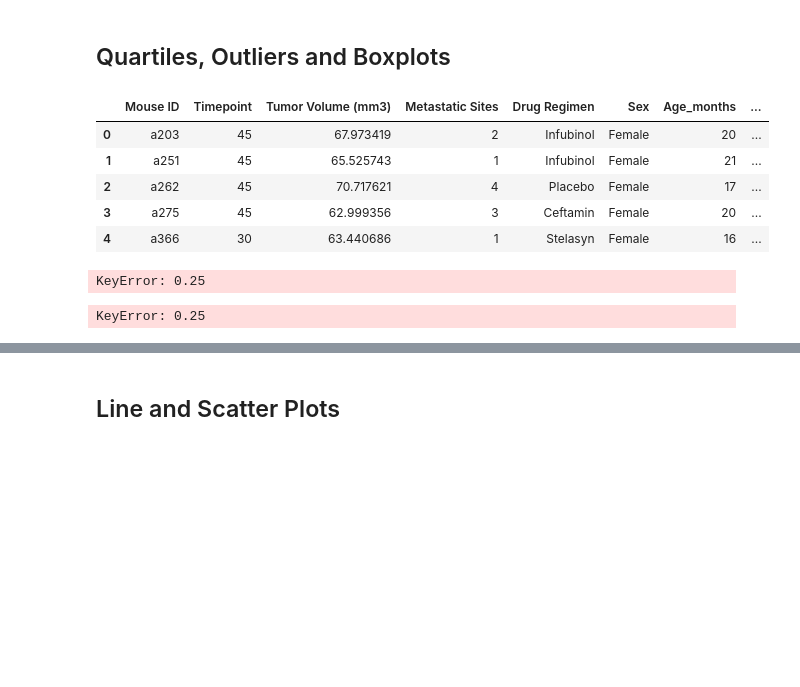
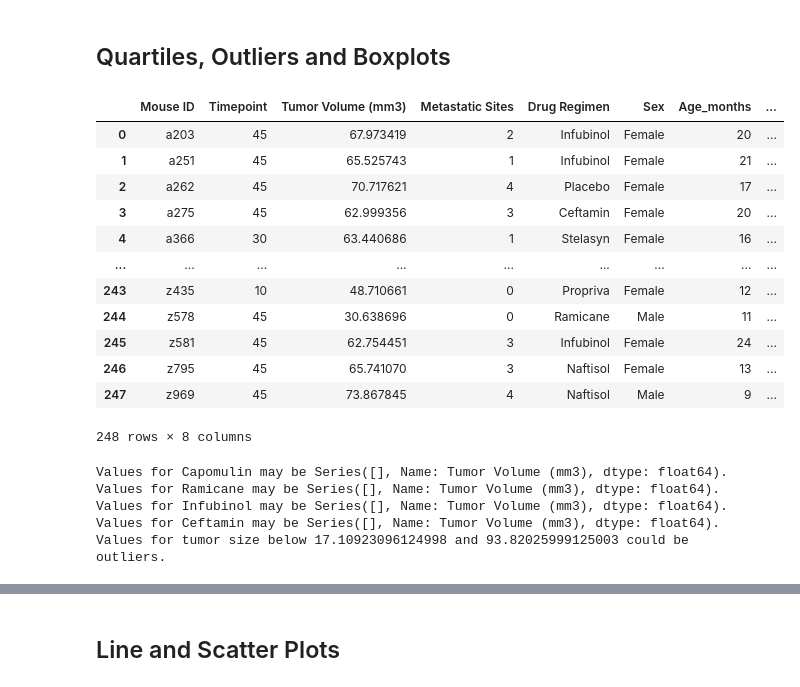
Before and after one commit to jules-krohn/Pymaceuticals, a Jupyter notebook: pymaceuticals_starter.ipynb, the cells around one changed output, grey strips where cells are left out. Saved outputs shown, nothing was run; the diff lists cells and outputs as text; code cells hidden in the pictures; blank space fills up the shorter version.

```diff
--- a/pymaceuticals_starter.ipynb
+++ b/pymaceuticals_starter.ipynb
@@ -204,63 +204,64 @@ plt.show()
 # %%
 # Calculate the final tumor volume of each mouse across four of the treatment regimens:
 # Capomulin, Ramicane, Infubinol, and Ceftamin
 
 # Start by getting the last (greatest) timepoint for each mouse
-final_tumor_df = pd.DataFrame(mouse_clean.groupby(['Mouse ID']).max().reset_index())
+final_tumor_df = mouse_clean.groupby(['Mouse ID'])["Timepoint"].max()
+final_tumor_df = final_tumor_df.reset_index()
 
-#final_tumor_df = mouse_clean.loc[(mouse_clean['Timepoint'] == 45) & (mouse_clean['Drug Regimen'].isin(['Capomulin', 'Ramicane', 'Infubinol', 'Ceftamin']))]
-#final_tumor_df
 # Merge this group df with the original DataFrame to get the tumor volume at the last timepoint
-merged_mouse = pd.merge(final_tumor_df, mouse_clean ,on=['Mouse ID','Timepoint', 'Metastatic Sites', 'Sex',
-                                                        'Age_months', 'Weight (g)', 'Drug Regimen', 'Tumor Volume (mm3)'],how="left")
-merged_mouse.head()
-
-#final_tumor_complete
+merged_mouse = final_tumor_df.merge(mouse_clean,on=['Mouse ID','Timepoint'],how="left")
+merged_mouse
 # %% [output]
 |  | Mouse ID | Timepoint | Tumor Volume (mm3) | Metastatic Sites | Drug Regimen | Sex | Age_months | ... |
 | 0 | a203 | 45 | 67.973419 | 2 | Infubinol | Female | 20 | ... |
 | 1 | a251 | 45 | 65.525743 | 1 | Infubinol | Female | 21 | ... |
 | 2 | a262 | 45 | 70.717621 | 4 | Placebo | Female | 17 | ... |
 | 3 | a275 | 45 | 62.999356 | 3 | Ceftamin | Female | 20 | ... |
 | 4 | a366 | 30 | 63.440686 | 1 | Stelasyn | Female | 16 | ... |
+| ... | ... | ... | ... | ... | ... | ... | ... | ... |
+| 243 | z435 | 10 | 48.710661 | 0 | Propriva | Female | 12 | ... |
+| 244 | z578 | 45 | 30.638696 | 0 | Ramicane | Male | 11 | ... |
+| 245 | z581 | 45 | 62.754451 | 3 | Infubinol | Female | 24 | ... |
+| 246 | z795 | 45 | 65.741070 | 3 | Naftisol | Female | 13 | ... |
+| 247 | z969 | 45 | 73.867845 | 4 | Naftisol | Male | 9 | ... |
+248 rows × 8 columns
-# %%
-quartiles = merged_mouse.quantile([.25,.5,.75])
-lowerq = quartiles[0.25]
-upperq = quartiles[0.75]
-# %% [output]
-KeyError: 0.25
 # %%
 # Put treatments into a list for for loop (and later for plot labels)
 drugs = ['Capomulin', 'Ramicane', 'Infubinol', 'Ceftamin']
 
 # Create empty list to fill with tumor vol data (for plotting)
-tumor_volume_data= []
+total_tumor_volume= []
 
 
 # Calculate the IQR and quantitatively determine if there are any potential outliers.
  # Locate the rows which contain mice on each drug and get the tumor volumes
+for drug in drugs:
+    tumor_volume = merged_mouse.loc[merged_mouse["Drug Regimen"] == drug, "Tumor Volume (mm3)"]
+
+    # add subset
+    total_tumor = total_tumor_volume.append(tumor_volume)
 
 
-    # add subset
+    quartiles = merged_mouse["Tumor Volume (mm3)"].quantile([0.25, 0.5, 0.75])
+    lowerq = quartiles[0.25]
+    upperq= quartiles[0.75]
+    iqr = upperq-lowerq
+
+    #Determine outliers using upper and lower bounds
+    lower_bound = lowerq - (1.5*iqr)
+    upper_bound = upperq + (1.5*iqr)
+    mouse_outliers = tumor_volume.loc[(tumor_volume < lower_bound) | ([tumor_volume] > upper_bound)]
+    #outliers = tumor_vol.loc[(tumor_vol < lower_bound) | (tumor_vol > upper_bound)]
 
 
-
-quartiles = merged_mouse.quantile([.25,.5,.75])
-lowerq = quartiles[0.25]
-upperq = quartiles[0.75]
-iqr = upperq-lowerq
-print(f"The lower quartile of tumor size is: {lowerq}")
-print(f"The upper quartile of tumor size is: {upperq}")
-print(f"The interquartile range of tumor size is: {iqr}")
-print(f"The the median of tumor size is: {quartiles[0.5]} ")
-    # Determine outliers using upper and lower bounds
-lower_bound = lowerq - (1.5*iqr)
-upper_bound = upperq + (1.5*iqr)
-print(f"Values below {lower_bound} could be outliers.")
-print(f"Values above {upper_bound} could be outliers.")
-mouse_outliers = merge_mouse.loc[(merge_mouse['Drug Regimen'] < lower_bound) | (merge_mouse['Drug Regimen'] > upper_bound)]
-mouse_outliers
+    print(f"Values for {drug} may be {mouse_outliers}.")
+print(f"Values for tumor size below {lower_bound} and {upper_bound} could be outliers.")
 # %% [output]
-KeyError: 0.25
+Values for Capomulin may be Series([], Name: Tumor Volume (mm3), dtype: float64).
+Values for Ramicane may be Series([], Name: Tumor Volume (mm3), dtype: float64).
+Values for Infubinol may be Series([], Name: Tumor Volume (mm3), dtype: float64).
+Values for Ceftamin may be Series([], Name: Tumor Volume (mm3), dtype: float64).
+Values for tumor size below 17.10923096124998 and 93.82025999125003 could be outliers.
 # %%
 # Generate a box plot that shows the distrubution of the tumor volume for each treatment group.
```
Also changed, not shown: parts of 5 cells of this notebook.
